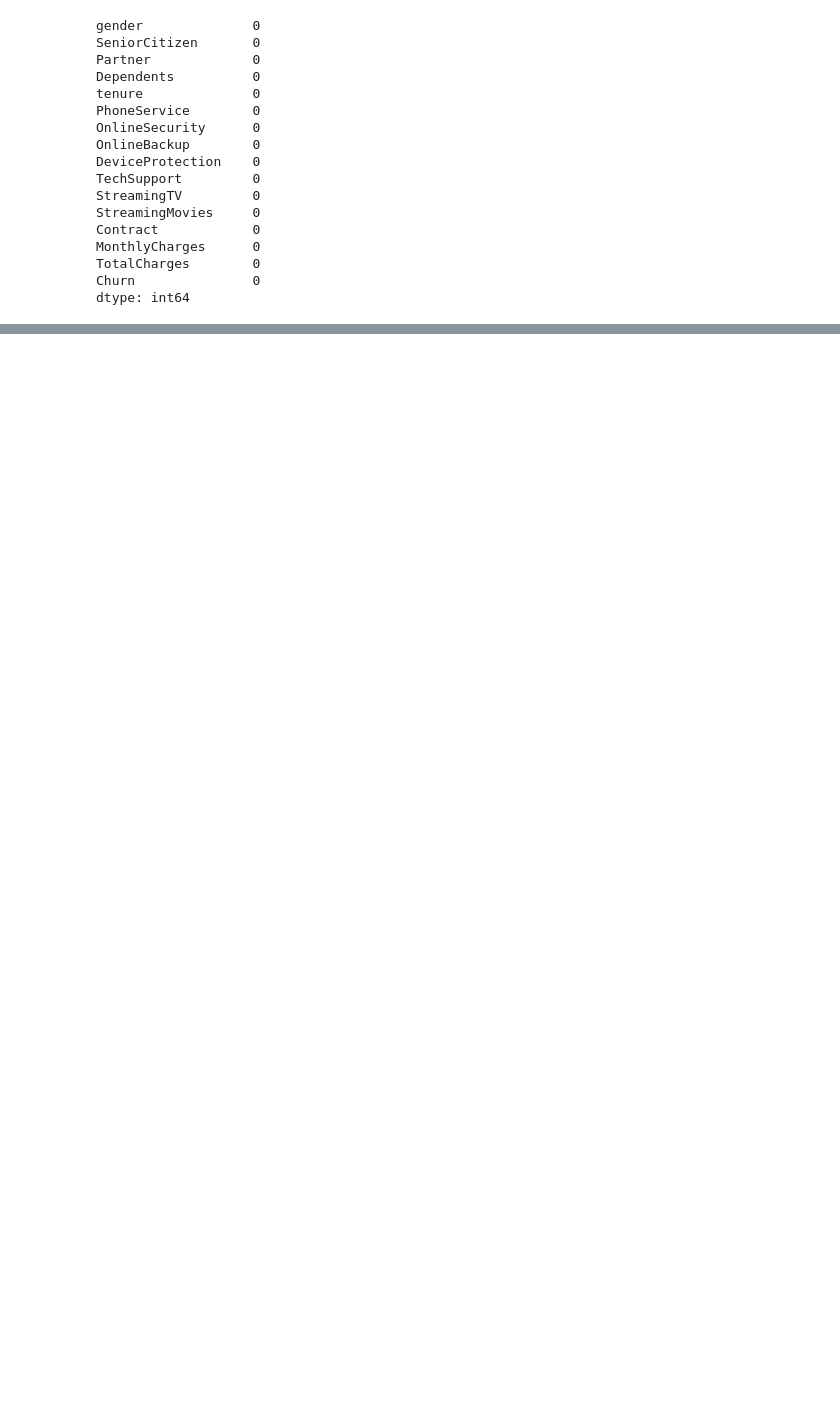
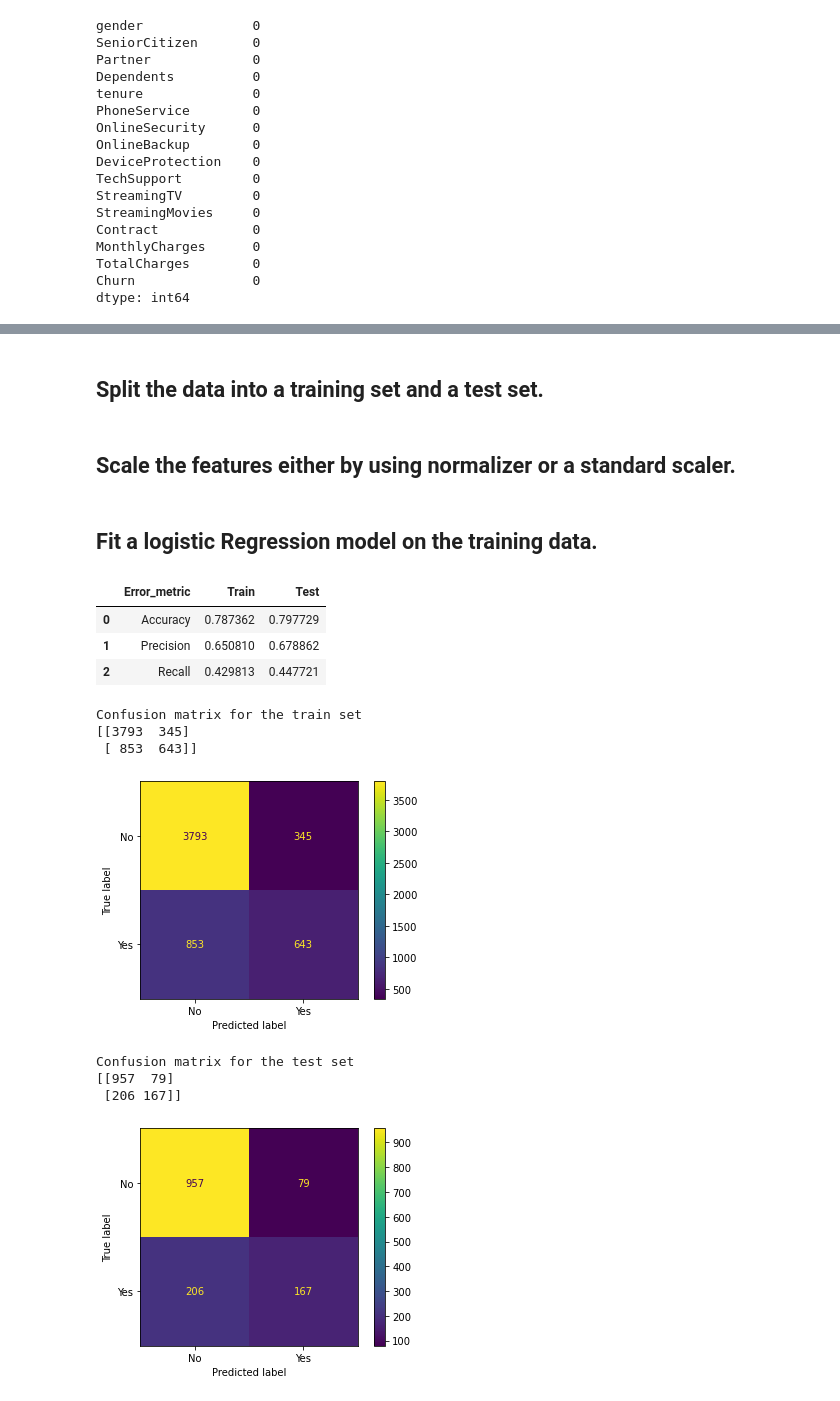
Before and after one commit to ChristinIskander/Classlabs, a Jupyter notebook: week 7/Tuesday 03.05.2022/Customer Churn-Handling Imbalanced Data.ipynb, the cells around one changed output, grey strips where cells are left out. Saved outputs shown, nothing was run; the diff lists cells and outputs as text; code cells hidden in the pictures; blank space fills up the shorter version.

```diff
--- a/week 7/Tuesday 03.05.2022/Customer Churn-Handling Imbalanced Data.ipynb
+++ b/week 7/Tuesday 03.05.2022/Customer Churn-Handling Imbalanced Data.ipynb
@@ -97,4 +113,2 @@ dtype: int64
 # %%
-
-
-sub2['income'].fillna((sub2['income'].mean()), inplace=True)
+churn_df['TotalCharges'].fillna((churn_df['TotalCharges'].mean()), inplace=True)
@@ -122,0 +139,3 @@ dtype: int64
+# %%
+X=churn_df[['tenure', 'SeniorCitizen', 'MonthlyCharges','TotalCharges']]
+X
@@ -122,0 +156,3 @@ dtype: int64
+# %%
+y=churn_df.Churn
+y
@@ -122,0 +172,12 @@ dtype: int64
+# %% [markdown]
+## Split the data into a training set and a test set.
+# %%
+from sklearn.model_selection import train_test_split
+
+X_train, X_test, y_train, y_test = train_test_split(X, y, test_size=0.20, random_state=42)
+
+# training datasets to DataFrame again to manipulate them
+X_train = pd.DataFrame(X_train, columns= X.columns)
+X_test = pd.DataFrame(X_test, columns= X.columns)
+# %% [markdown]
+## Scale the features either by using normalizer or a standard scaler.
@@ -122,0 +192,58 @@ dtype: int64
+# %% [markdown]
+## Fit a logistic Regression model on the training data.
+# %%
+from sklearn.linear_model import LogisticRegression
+from sklearn.preprocessing import PowerTransformer
+from sklearn.metrics import accuracy_score, precision_score, recall_score, confusion_matrix
+from sklearn.metrics import plot_confusion_matrix
+
+
+log_model = LogisticRegression()
+
+trans = PowerTransformer()
+
+trans.fit(X_train)
+
+X_train_mod = trans.transform(X_train)
+X_test_mod  = trans.transform(X_test)
+
+log_model.fit(X_train_mod, y_train)
+
+y_pred_train_log = log_model.predict(X_train_mod)
+y_pred_test_log = log_model.predict(X_test_mod)
+
+performance_log = pd.DataFrame({'Error_metric': ['Accuracy','Precision','Recall'],
+                               'Train': [accuracy_score(y_train, y_pred_train_log),
+                                         precision_score(y_train, y_pred_train_log,pos_label="Yes"),
+                                         recall_score(y_train, y_pred_train_log, pos_label="Yes")],
+                               'Test': [accuracy_score(y_test, y_pred_test_log),
+                                        precision_score(y_test, y_pred_test_log, pos_label="Yes"),
+                                        recall_score(y_test, y_pred_test_log, pos_label="Yes")]})
+
+display(performance_log)
+
+print("Confusion matrix for the train set")
+print(confusion_matrix(y_train,y_pred_train_log))
+plot_confusion_matrix(log_model,X_train_mod,y_train, values_format = 'd')
+plt.show()
+
+print()
+print()
+
+print("Confusion matrix for the test set")
+print(confusion_matrix(y_test, y_pred_test_log))
+plot_confusion_matrix(log_model,X_test_mod,y_test, values_format = 'd')
+plt.show()
+# %% [output]
+|  | Error_metric | Train | Test |
+| 0 | Accuracy | 0.787362 | 0.797729 |
+| 1 | Precision | 0.650810 | 0.678862 |
+| 2 | Recall | 0.429813 | 0.447721 |
+Confusion matrix for the train set
+[[3793  345]
+ [ 853  643]]
+[figure, added]
+Confusion matrix for the test set
+[[957  79]
+ [206 167]]
+[figure, added]
```
Also changed, not shown: parts of 21 cells of this notebook.
